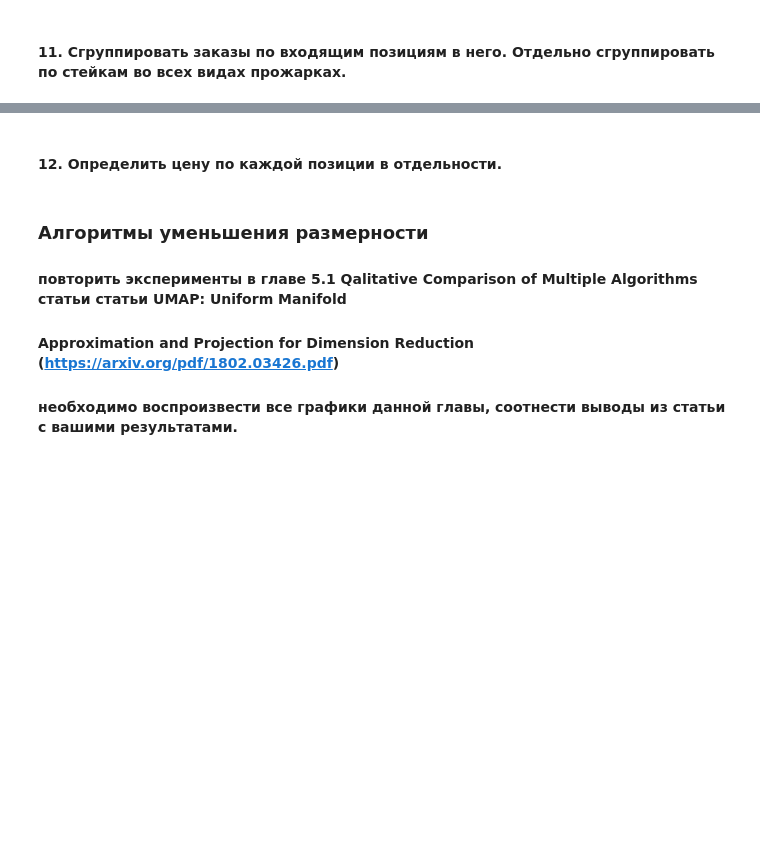
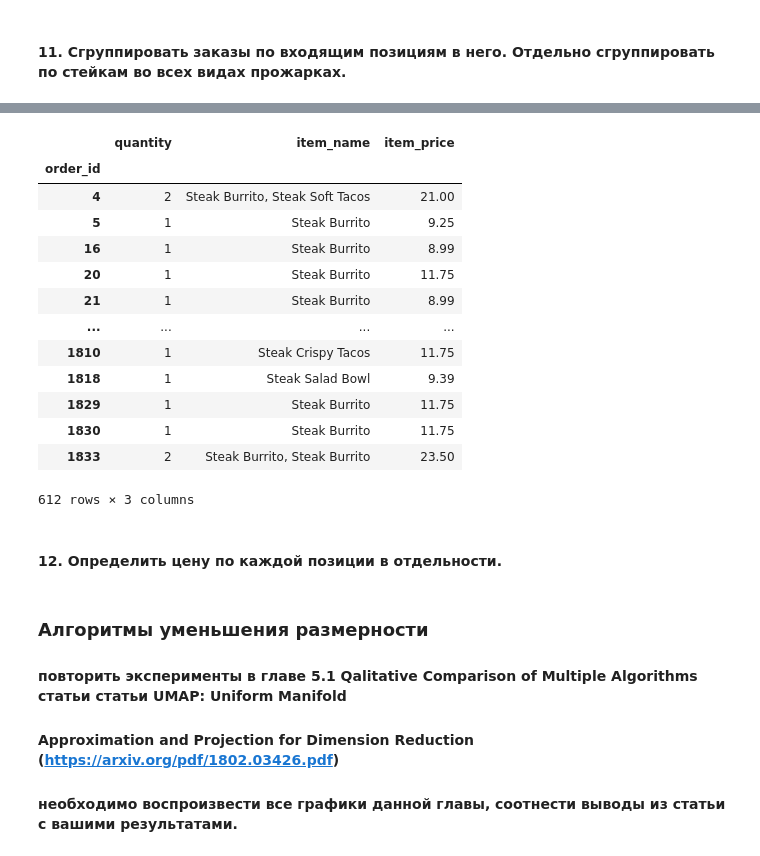
Before and after one commit to JuliaKil/intelligent-systems, a Jupyter notebook: Pandas&DimensionalityReduction.ipynb, the cells around one changed output, grey strips where cells are left out. Saved outputs shown, nothing was run; the diff lists cells and outputs as text; code cells hidden in the pictures; blank space fills up the shorter version.

```diff
--- a/Pandas&DimensionalityReduction.ipynb
+++ b/Pandas&DimensionalityReduction.ipynb
@@ -123,3 +143,22 @@ df.head()
+# %%
+steaks.groupby('order_id').agg({'quantity':np.sum,
+                                'item_name': lambda x: ", ".join(x),
+                                'item_price':np.sum})
+# %% [output]
+|  | quantity | item_name | item_price |
+| order_id |  |  |  |
+| 4 | 2 | Steak Burrito, Steak Soft Tacos | 21.00 |
+| 5 | 1 | Steak Burrito | 9.25 |
+| 16 | 1 | Steak Burrito | 8.99 |
+| 20 | 1 | Steak Burrito | 11.75 |
+| 21 | 1 | Steak Burrito | 8.99 |
+| ... | ... | ... | ... |
+| 1810 | 1 | Steak Crispy Tacos | 11.75 |
+| 1818 | 1 | Steak Salad Bowl | 9.39 |
+| 1829 | 1 | Steak Burrito | 11.75 |
+| 1830 | 1 | Steak Burrito | 11.75 |
+| 1833 | 2 | Steak Burrito, Steak Burrito | 23.50 |
+612 rows × 3 columns
 # %% [markdown]
 #### 12. Определить цену по каждой позиции в отдельности.
 # %% [markdown]
```
Also changed, not shown: parts of 2 cells of this notebook, 1 other file.
